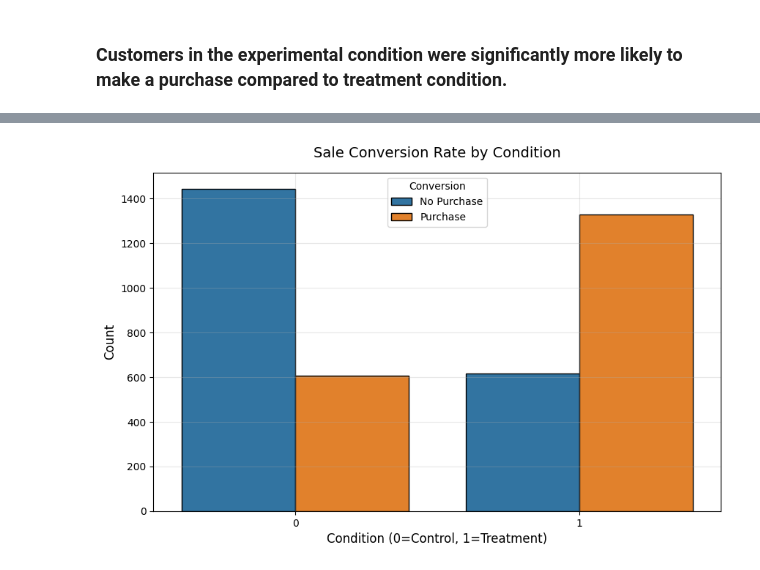
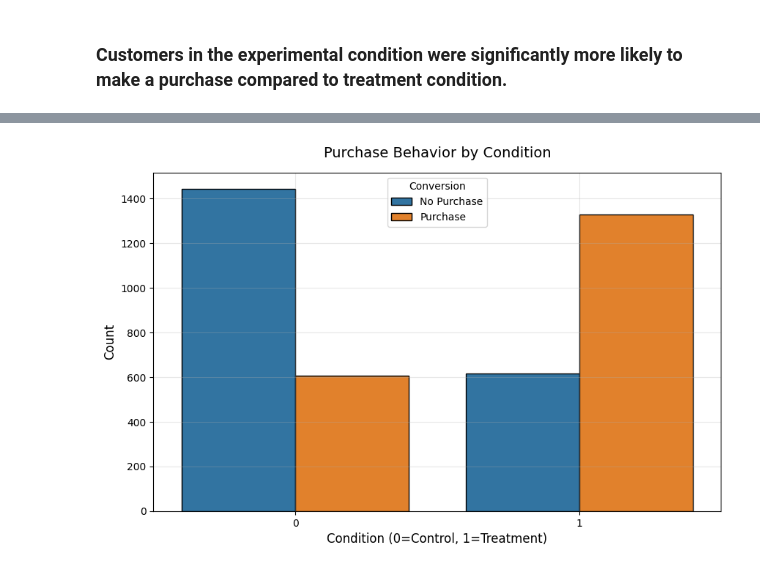
Before and after one commit to HNStaggs/AB-Test-Case, a Jupyter notebook: notebooks/synthetic_data_hypothesis_testing.ipynb, the cells around one changed output, grey strips where cells are left out. Saved outputs shown, nothing was run; the diff lists cells and outputs as text; code cells hidden in the pictures.

```diff
--- a/notebooks/synthetic_data_hypothesis_testing.ipynb
+++ b/notebooks/synthetic_data_hypothesis_testing.ipynb
@@ -378,16 +383,16 @@ Statistically significant (p < 0.05)
 # %%
 # Site condition by order status
 plt.figure(figsize=(10, 6))
 sns.countplot(data=pizza_data,
               x='condition',
               hue='order_conv',
               edgecolor='black')
 
-plt.title('Sale Conversion Rate by Condition', fontsize=14, pad=15)
+plt.title('Purchase Behavior by Condition', fontsize=14, pad=15)
 plt.xlabel('Condition (0=Control, 1=Treatment)', fontsize=12)
 plt.ylabel('Count', fontsize=12)
 plt.legend(title='Conversion', labels=['No Purchase', 'Purchase'])
 plt.grid(True, alpha=0.3)
 plt.show()
 # %% [output]
-[figure, old version]
+[figure, new version]
```
Also changed, not shown: parts of 2 cells of this notebook, 4 other files.
